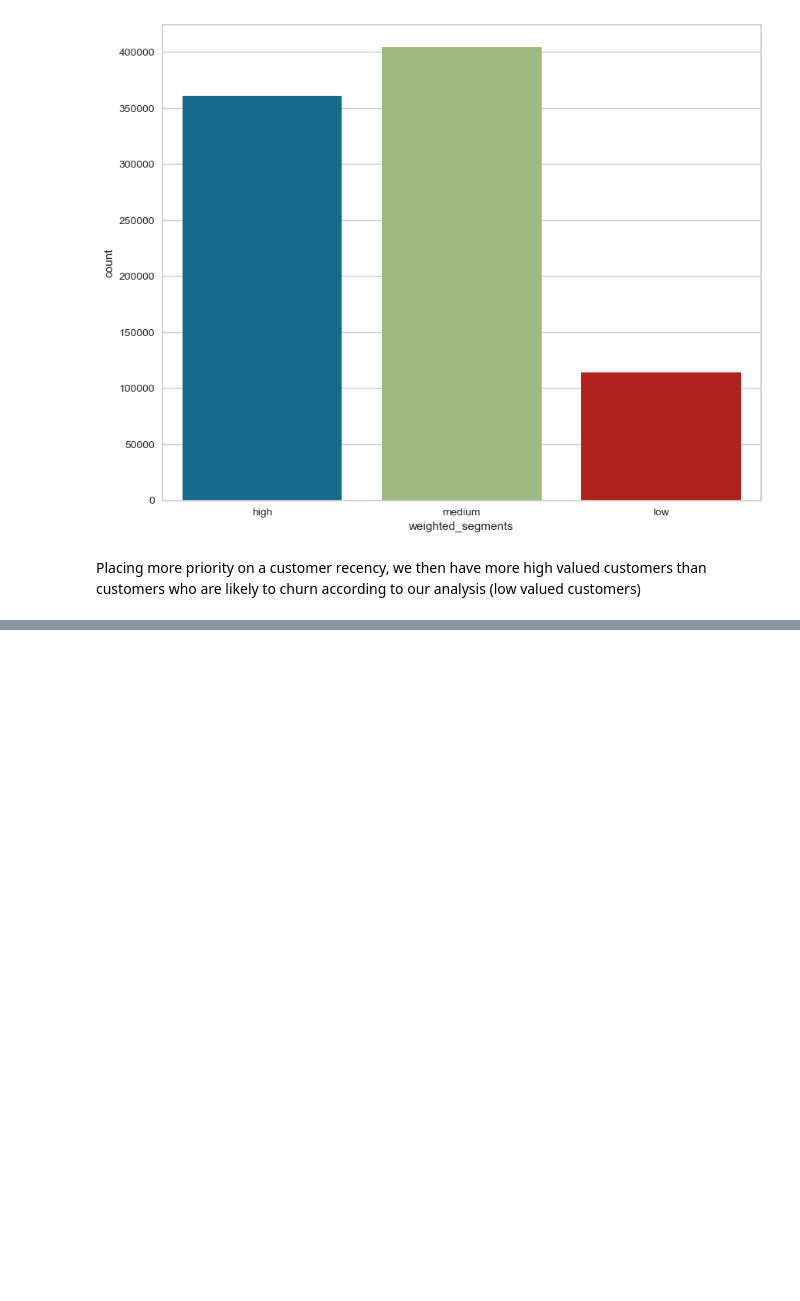
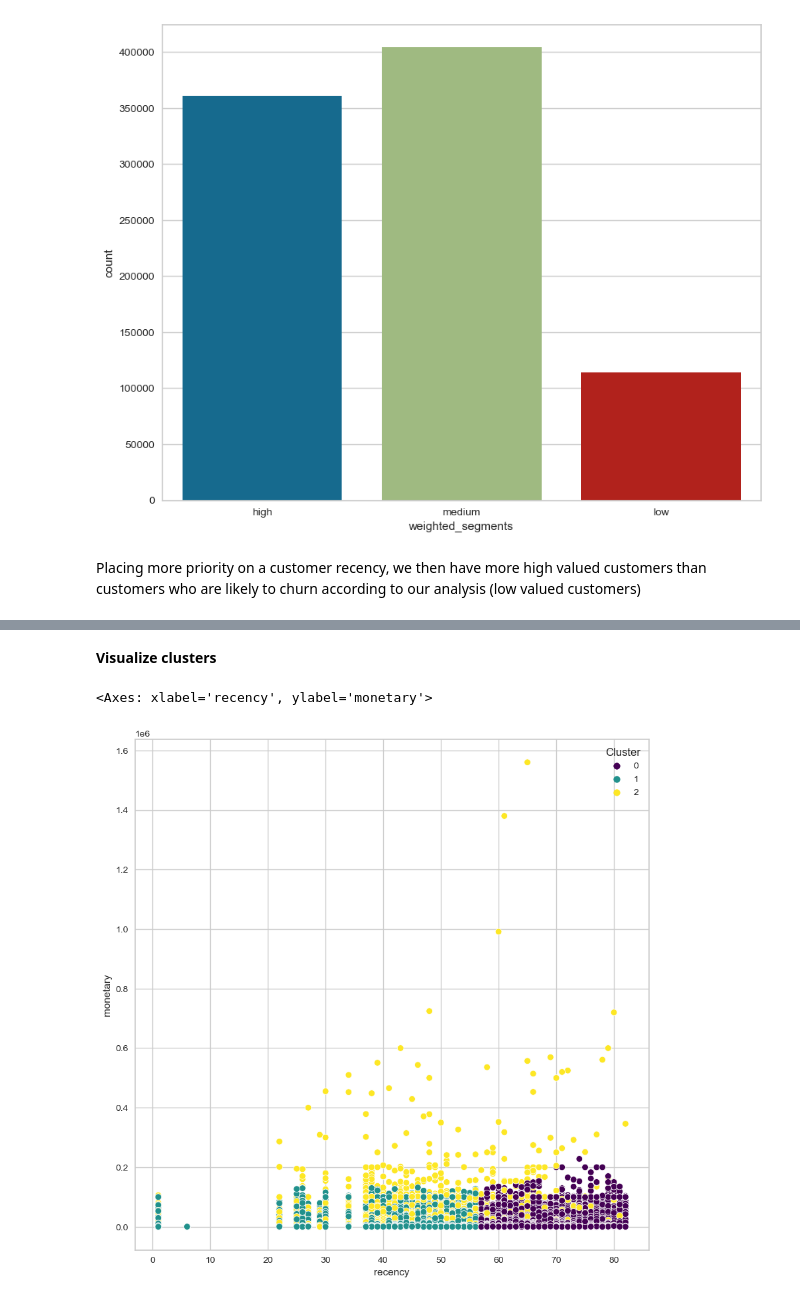
Before and after one commit to Emerald-GitHub/RFM-Based-Customer-Segmentation, a Jupyter notebook: Notebooks/RFM_Customer_Segmentation_solution.ipynb, the cells around one changed output, grey strips where cells are left out. Saved outputs shown, nothing was run; the diff lists cells and outputs as text; code cells hidden in the pictures; blank space fills up the shorter version.

```diff
--- a/Notebooks/RFM_Customer_Segmentation_solution.ipynb
+++ b/Notebooks/RFM_Customer_Segmentation_solution.ipynb
@@ -695,0 +767,2 @@ Placing more priority on a customer recency, we then have more high valued custo
+# %%
+RFM_data["Cluster"] = cluster_assignment
@@ -695,0 +779,9 @@ Placing more priority on a customer recency, we then have more high valued custo
+# %% [markdown]
+**Visualize clusters**
+# %%
+#visualize cluster distribution based on recency and monitary
+plt.figure(figsize= (10,10))
+sns.scatterplot(data = RFM_data, x = RFM_data["recency"], y= RFM_data["monetary"], hue = RFM_data["Cluster"], palette='viridis')
+# %% [output]
+<Axes: xlabel='recency', ylabel='monetary'>
+[figure, added]
```
Also changed, not shown: parts of 30 cells of this notebook.
